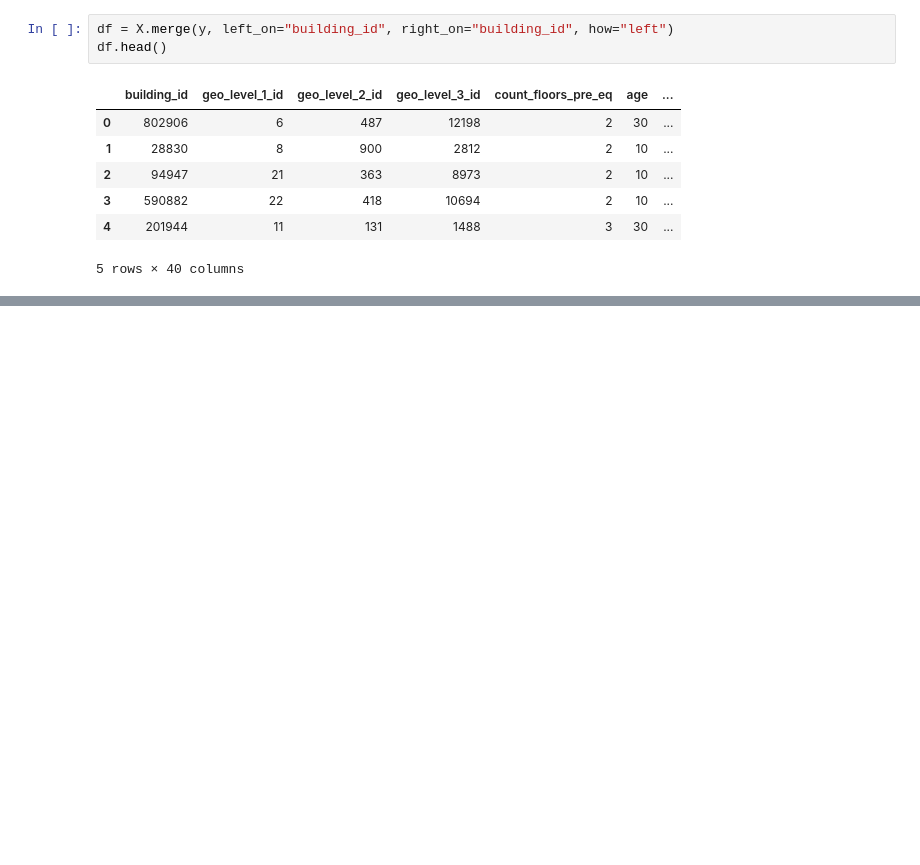
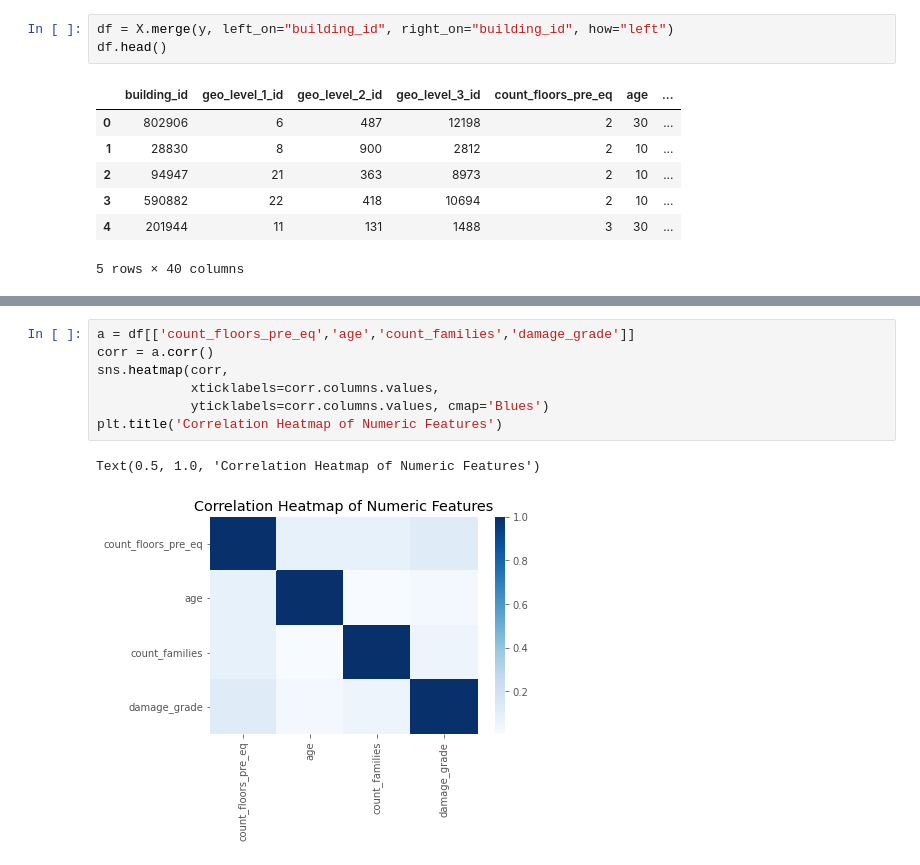
Before and after one commit to 21Ovi/Earthquake-Damage-Prediction, a Jupyter notebook: Equake_Beta_1.ipynb, the cells around one changed output, grey strips where cells are left out. Saved outputs shown, nothing was run; the diff lists cells and outputs as text; blank space fills up the shorter version.

```diff
--- a/Equake_Beta_1.ipynb
+++ b/Equake_Beta_1.ipynb
@@ -70,0 +145,10 @@ df.head()
+# %%
+a = df[['count_floors_pre_eq','age','count_families','damage_grade']]
+corr = a.corr()
+sns.heatmap(corr,
+            xticklabels=corr.columns.values,
+            yticklabels=corr.columns.values, cmap='Blues')
+plt.title('Correlation Heatmap of Numeric Features')
+# %% [output]
+Text(0.5, 1.0, 'Correlation Heatmap of Numeric Features')
+[figure, added]
```
Also changed, not shown: parts of 12 cells of this notebook.
